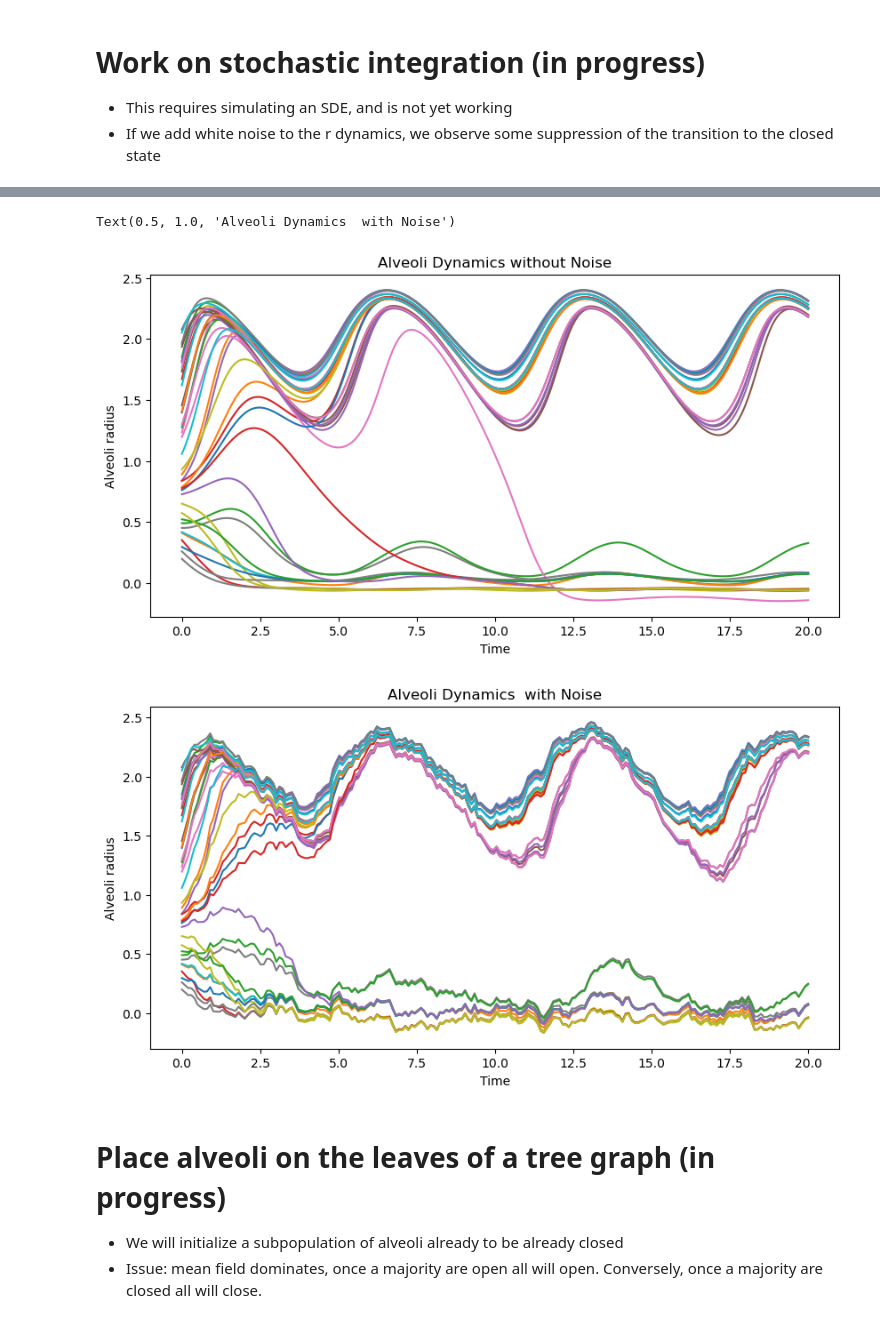
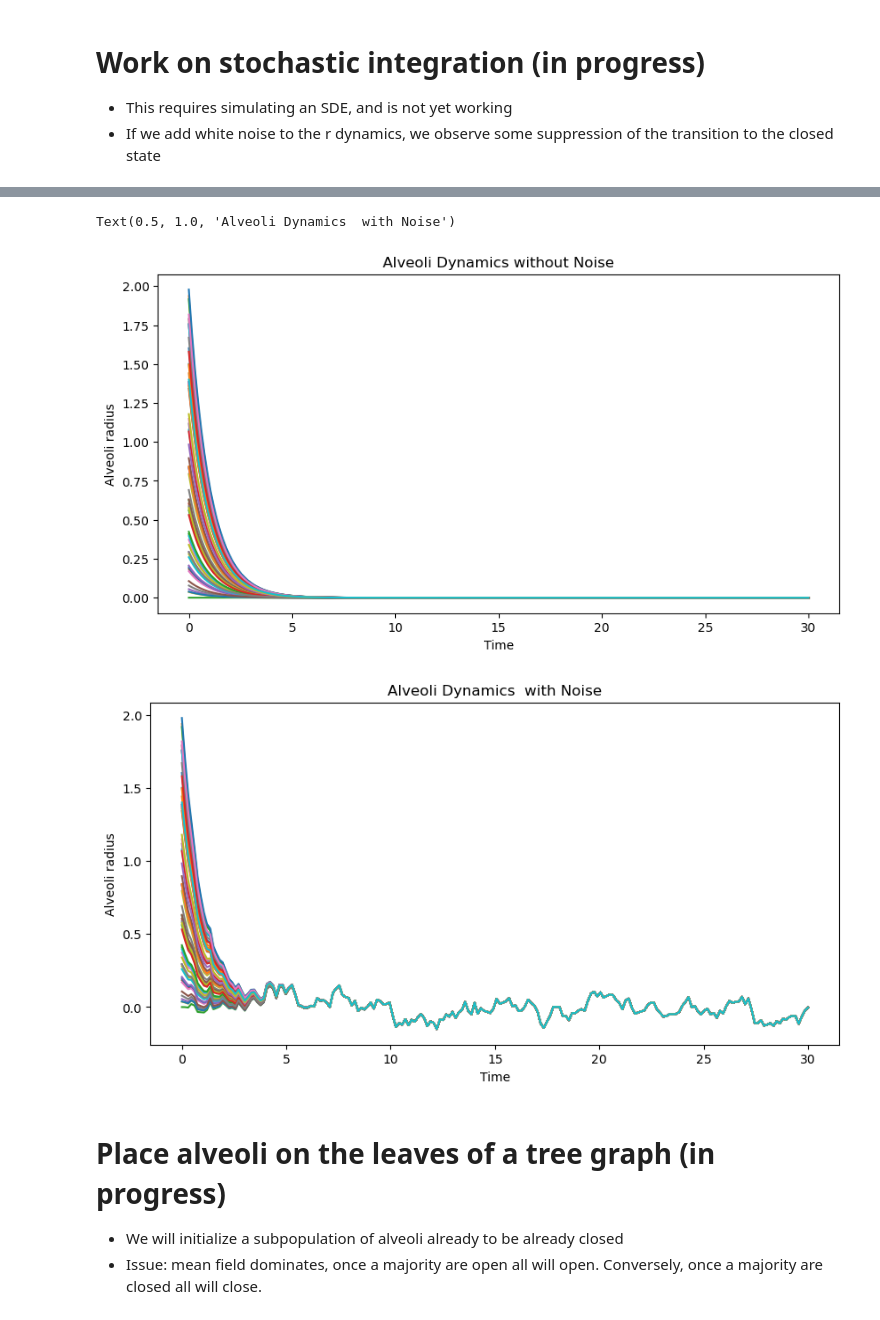
Before and after one commit to williamgilpin/alveoli, a Jupyter notebook: alveoli_model.ipynb, the cells around one changed output, grey strips where cells are left out. Saved outputs shown, nothing was run; the diff lists cells and outputs as text; code cells hidden in the pictures.

```diff
--- a/alveoli_model.ipynb
+++ b/alveoli_model.ipynb
@@ -205,29 +318,20 @@ sol = eq.solve(t, X0)
 # %%
-n_nodes = 40
-np.random.seed(10)
-k = 0.1 * (np.random.random((n_nodes, n_nodes)))
-k = 0.1 * tree_coupling_matrix(n_nodes)
-# eq = AlveoliModel(gamma=0, k=k) # No forcing
-
-t = np.linspace(0, 20, 200)
-X0 = 2.1 * np.random.random(k.shape[0])
-
-eq = AlveoliModel(gamma=4, k=k, eta=0)
+eq = AlveoliModel(gamma=0.2, k=0.1 * k, rclose=rclose_vals, ropen=ropen_vals, rthresh=0.6, omega=omega_vals, eta=0.0) # Forcing
 sol = eq.solve(t, X0)
 plt.figure(figsize=(10, 5))
 plt.plot(sol.ts, sol.ys);
 plt.xlabel('Time')
 plt.ylabel('Alveoli radius')
 plt.title('Alveoli Dynamics without Noise')
 
-eq = AlveoliModel(gamma=4, k=k, eta=0.1)
+eq = AlveoliModel(gamma=0.2, k=0.1 * k, rclose=rclose_vals, ropen=ropen_vals, rthresh=0.6, omega=omega_vals, eta=0.1) # Forcing
 sol = eq.solve(t, X0)
 plt.figure(figsize=(10, 5))
 plt.plot(sol.ts, sol.ys);
 plt.xlabel('Time')
 plt.ylabel('Alveoli radius')
 plt.title('Alveoli Dynamics  with Noise')
 # %% [output]
 Text(0.5, 1.0, 'Alveoli Dynamics  with Noise')
-[figure, old version]
+[figure, new version]
-[figure, old version]
+[figure, new version]
```
Also changed, not shown: parts of 7 cells of this notebook.
